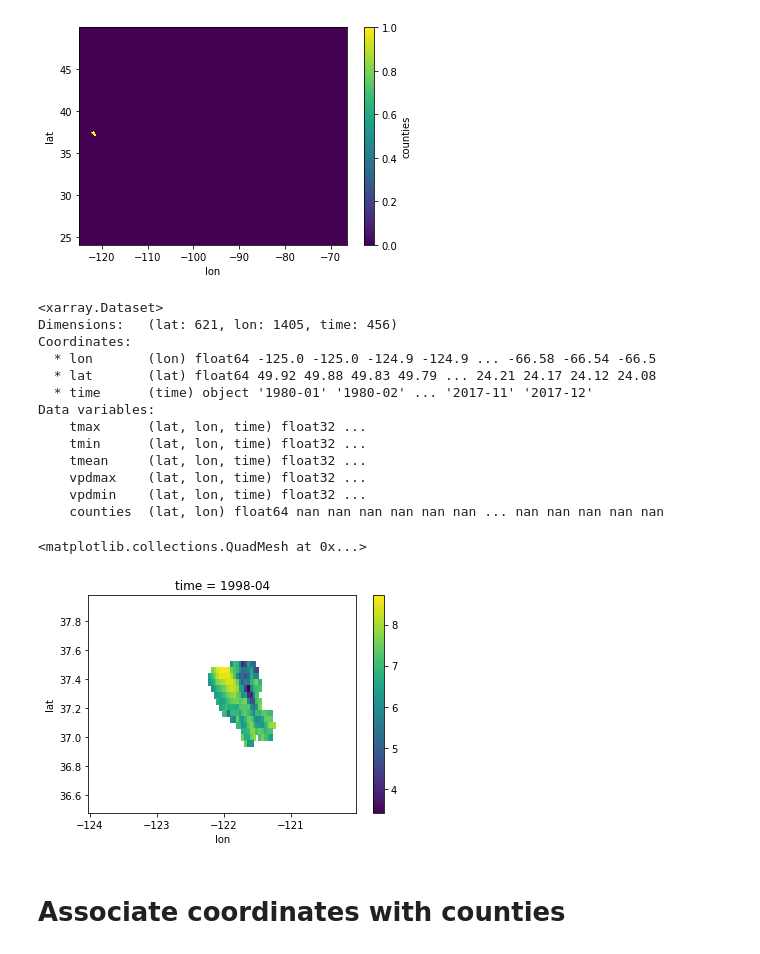
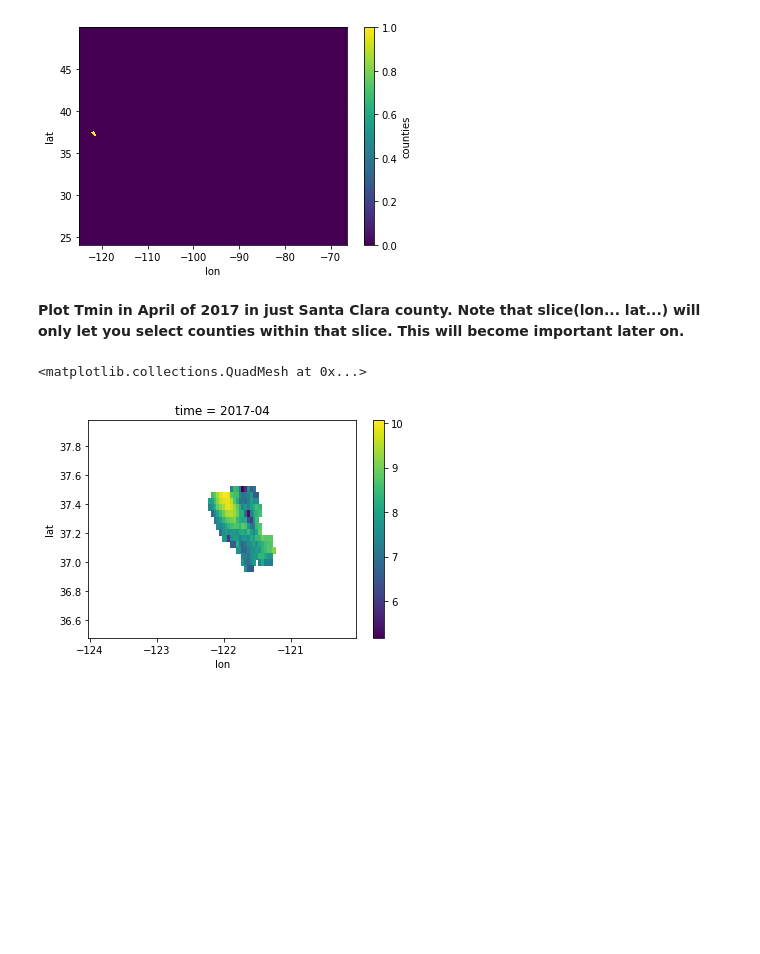
Before and after one commit to christopher-reed/CA-High-Value-Crops, a Jupyter notebook: PRISM_Weather_Data.ipynb, the cells around one changed output. Drawn from its saved outputs; the diff is of its cells as text; code cells hidden in the pictures; blank space fills up the shorter version.

```diff
--- a/PRISM_Weather_Data.ipynb
+++ b/PRISM_Weather_Data.ipynb
@@ -793 +786,21 @@ counties = counties[counties['STATEFP'] == '06']
+# %%
+def transform_from_latlon(lat, lon):
+    lat = np.asarray(lat)
+    lon = np.asarray(lon)
+    trans = Affine.translation(lon[0], lat[0])
+    scale = Affine.scale(lon[1] - lon[0], lat[1] - lat[0])
+    return trans * scale
+
+
+def rasterize(shapes, coords, fill=np.nan, **kwargs):
+    """Rasterize a list of (geometry, fill_value) tuples onto the given
+    xray coordinates. This only works for 1d latitude and longitude
+    arrays.
+    """
+    transform = transform_from_latlon(coords['latitude'], coords['longitude'])
+    out_shape = (len(coords['latitude']), len(coords['longitude']))
+    raster = features.rasterize(shapes, out_shape=out_shape,
+                                fill=fill, transform=transform,
+                                dtype=float, **kwargs)
+    return xr.DataArray(raster, coords=coords, dims=('latitude', 'longitude'))
 # %%
@@ -846,8 +873,0 @@ shapes = zip(us_states.geometry, range(len(us_states)))
-# %%
-import netCDF4
-
-ds = xr.open_dataset(
-      'http://iridl.ldeo.columbia.edu/SOURCES/.OSU/.PRISM/.monthly/dods',
-      decode_times=False).chunk({'T': 30, 'X': 200, 'Y': 200})
-# %%
-ds['states'] = rasterize(shapes, ds.coords, longitude='X', latitude='Y')
@@ -937,32 +878,13 @@ ds['counties'] = rasterize(county_shapes, ds.coords, longitude='lon', latitude='
 # %% [output]
 <matplotlib.collections.QuadMesh at 0x...>
 [figure]
-# %%
-ds
-# %% [output]
-<xarray.Dataset>
-Dimensions:   (lat: 621, lon: 1405, time: 456)
-Coordinates:
-  * lon       (lon) float64 -125.0 -125.0 -124.9 -124.9 ... -66.58 -66.54 -66.5
-  * lat       (lat) float64 49.92 49.88 49.83 49.79 ... 24.21 24.17 24.12 24.08
-  * time      (time) object '1980-01' '1980-02' ... '2017-11' '2017-12'
-Data variables:
-    tmax      (lat, lon, time) float32 ...
-    tmin      (lat, lon, time) float32 ...
-    tmean     (lat, lon, time) float32 ...
-    vpdmax    (lat, lon, time) float32 ...
-    vpdmin    (lat, lon, time) float32 ...
-    counties  (lat, lon) float64 nan nan nan nan nan nan ... nan nan nan nan nan
+# %% [markdown]
+**Plot Tmin in April of 2017 in just Santa Clara county. Note that slice(lon... lat...) will only let you select counties within that slice. This will become important later on.**
 # %%
-ds.tmin.sel(time = '1998-04').where(ds.counties == county_ids['Santa Clara']).sel(lon=slice(-124, -120), lat=slice(38, 36.5)).plot()
-
-#   (ds.tmin
-#  .sel(T = -779.5)
-#  .where(ds.states == state_ids['Texas'])
-#  .sel(X=slice(-107, -93), Y=slice(38, 25))
-#  .plot())
+(ds.tmin.sel(time = '2017-04')
+ .where(ds.counties == county_ids['Santa Clara'])
+ .sel(lon=slice(-124, -120), lat=slice(38, 36.5))
+ .plot())
 # %% [output]
 <matplotlib.collections.QuadMesh at 0x...>
-[figure, old version]
+[figure, new version]
-# %% [markdown]
-# Associate coordinates with counties
```
Also changed, not shown: parts of 65 cells of this notebook.
